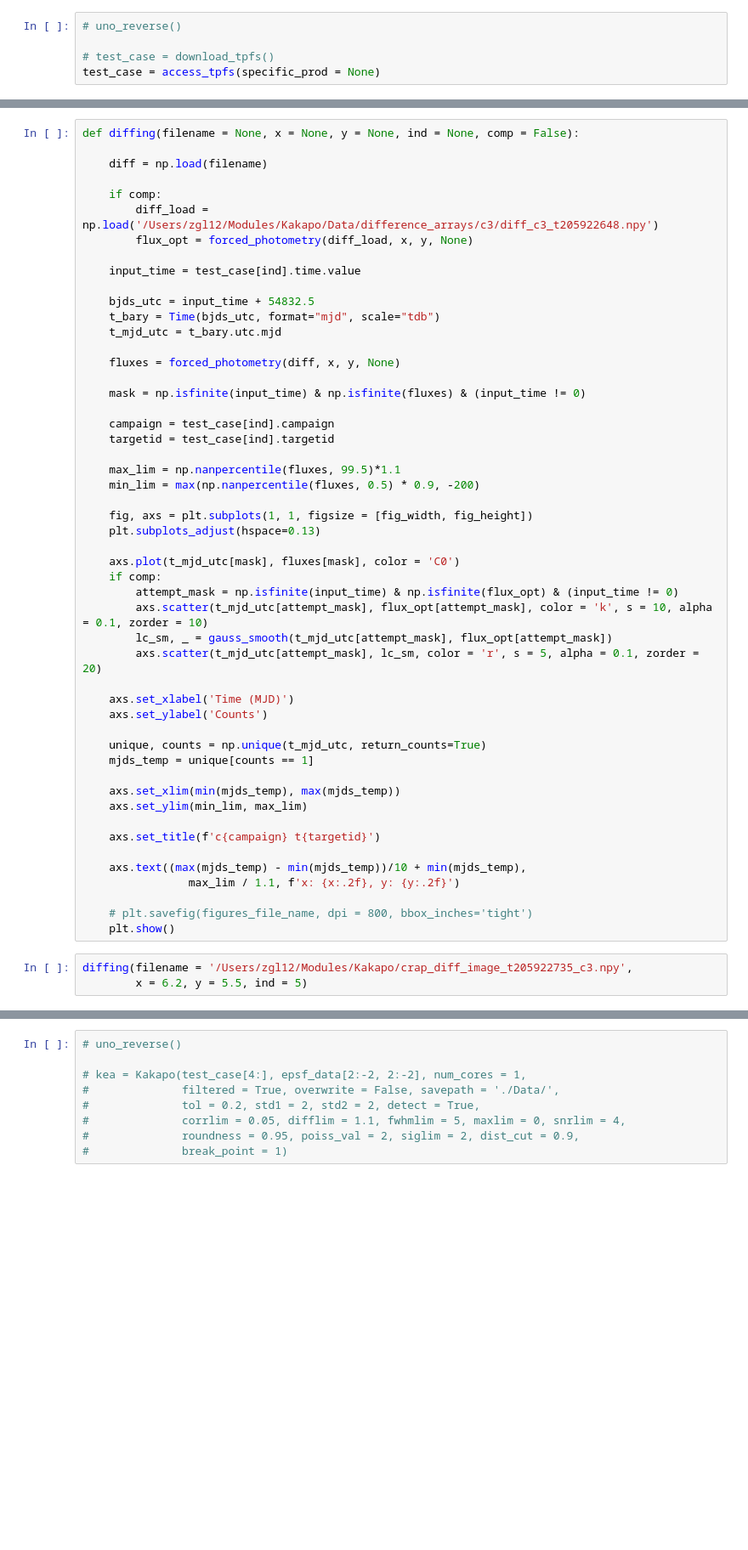
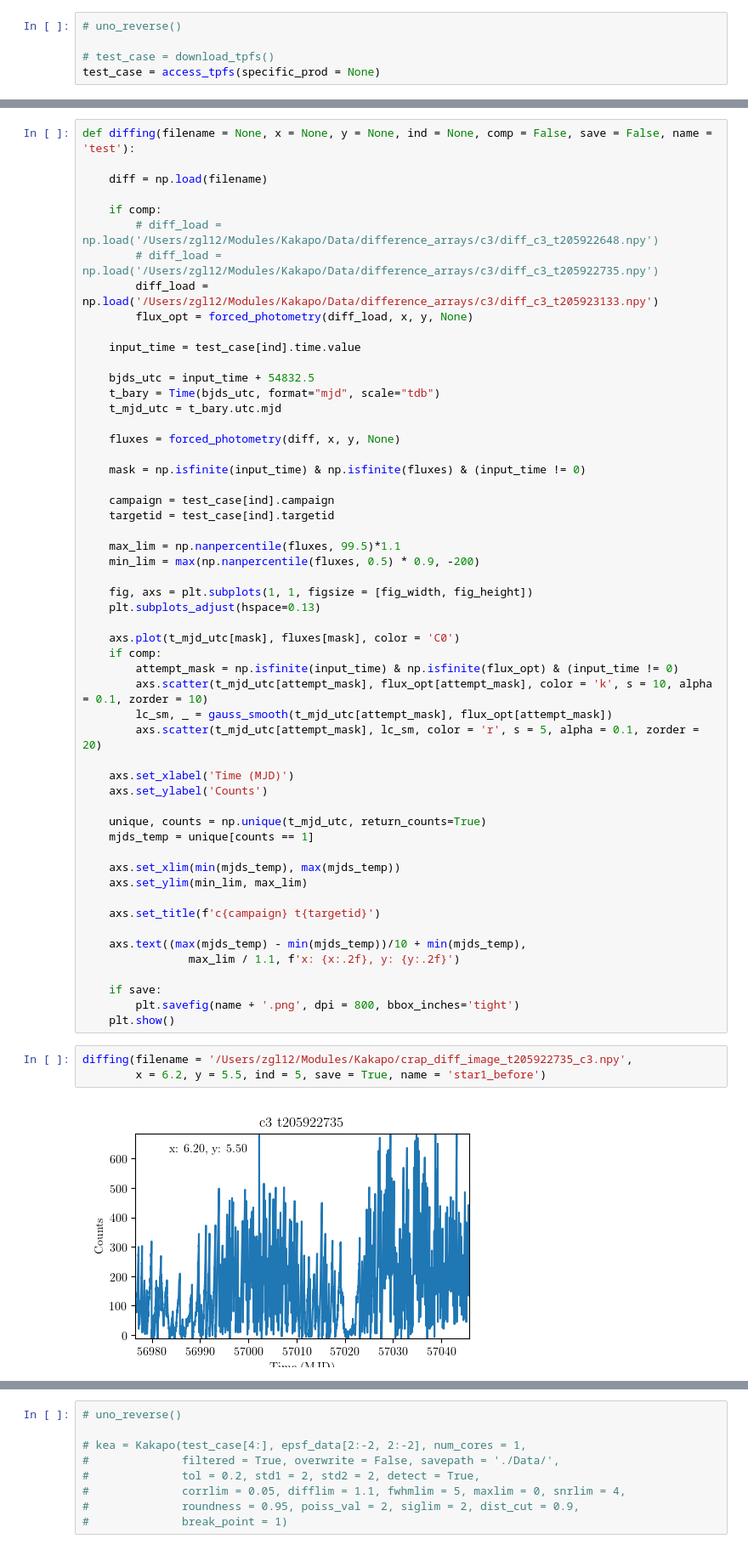
Before and after one commit to ZacharyLane1204/Kakapo, a Jupyter notebook: test_star.ipynb, the cells around one changed output, grey strips where cells are left out. Shown: that part at 85% size. Saved outputs shown, nothing was run; the diff lists cells and outputs as text; blank space fills up the shorter version.

```diff
--- a/test_star.ipynb
+++ b/test_star.ipynb
@@ -256,10 +271,12 @@ plt.show()
 # %%
-def diffing(filename = None, x = None, y = None, ind = None, comp = False):
+def diffing(filename = None, x = None, y = None, ind = None, comp = False, save = False, name = 'test'):
 
     diff = np.load(filename)
 
     if comp:
-        diff_load = np.load('/Users/zgl12/Modules/Kakapo/Data/difference_arrays/c3/diff_c3_t205922648.npy')
+        # diff_load = np.load('/Users/zgl12/Modules/Kakapo/Data/difference_arrays/c3/diff_c3_t205922648.npy')
+        # diff_load = np.load('/Users/zgl12/Modules/Kakapo/Data/difference_arrays/c3/diff_c3_t205922735.npy')
+        diff_load = np.load('/Users/zgl12/Modules/Kakapo/Data/difference_arrays/c3/diff_c3_t205923133.npy')
         flux_opt = forced_photometry(diff_load, x, y, None)
 
     input_time = test_case[ind].time.value
@@ -302,8 +319,11 @@ def diffing(filename = None, x = None, y = None, ind = None, comp = False):
     axs.text((max(mjds_temp) - min(mjds_temp))/10 + min(mjds_temp),
                 max_lim / 1.1, f'x: {x:.2f}, y: {y:.2f}')
 
-    # plt.savefig(figures_file_name, dpi = 800, bbox_inches='tight')
+    if save:
+        plt.savefig(name + '.png', dpi = 800, bbox_inches='tight')
     plt.show()
 # %%
 diffing(filename = '/Users/zgl12/Modules/Kakapo/crap_diff_image_t205922735_c3.npy',
-        x = 6.2, y = 5.5, ind = 5)
+        x = 6.2, y = 5.5, ind = 5, save = True, name = 'star1_before')
+# %% [output]
+[figure, added]
```
Also changed, not shown: parts of 11 cells of this notebook, 10 other files.
